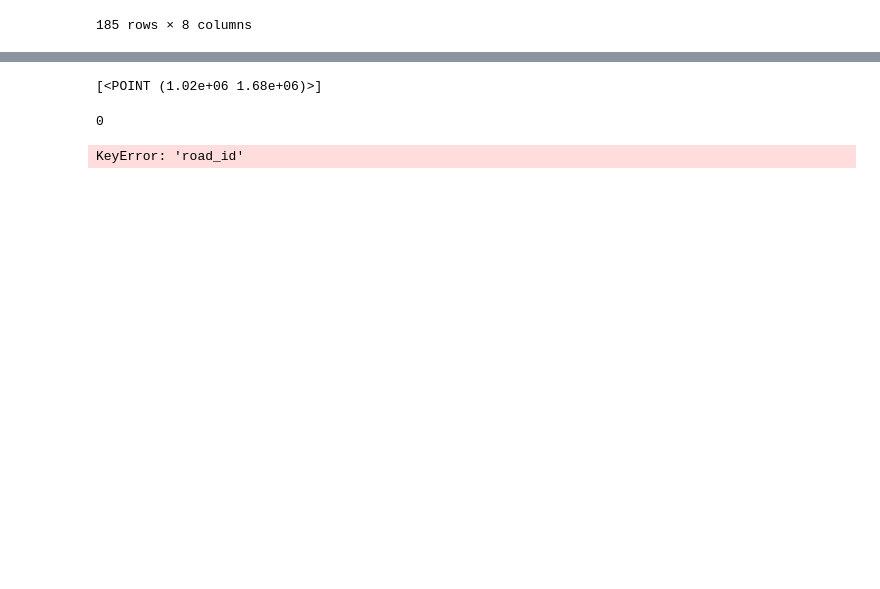
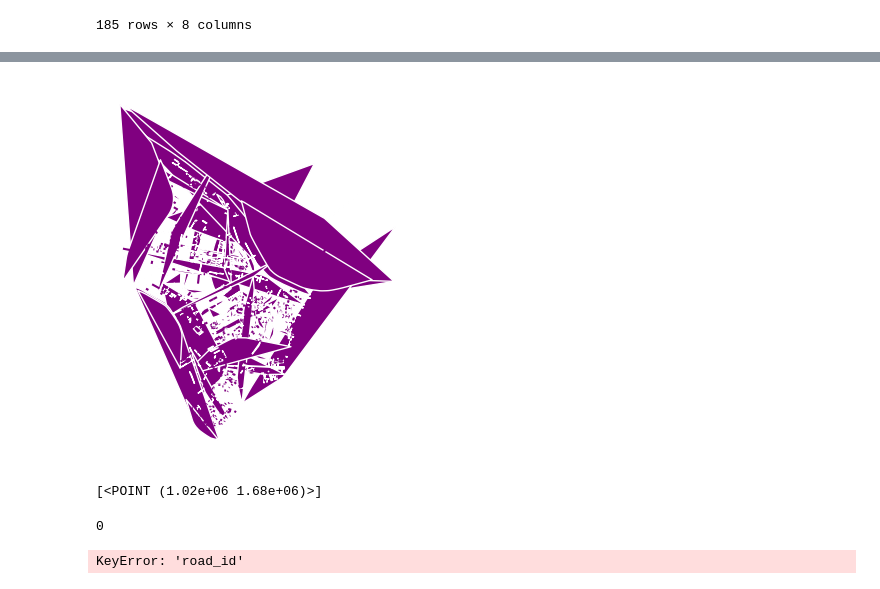
Before and after one commit to seongyeon1/Seoul_Festival, a Jupyter notebook: 밀집도.ipynb, the cells around one changed output, grey strips where cells are left out. Saved outputs shown, nothing was run; the diff lists cells and outputs as text; code cells hidden in the pictures; blank space fills up the shorter version.

```diff
--- a/밀집도.ipynb
+++ b/밀집도.ipynb
@@ -76,0 +151,3 @@ road_shape_data.plot()
+# %%
+yeoui = road_shape_data[road_shape_data['SIG_CD'].str.contains('11560', na=False)]
+yeoui
@@ -77,3 +168,11 @@ road_shape_data.plot()
+# %%
+import matplotlib.pyplot as plt
+
+ax = yeoui.convex_hull.plot(color = 'purple', edgecolor="w")
+ax.set_axis_off()
+plt.show()
+# %% [output]
+[figure, added]
 # %%
 # 3. 도로 라인을 10m 간격의 포인트로 변환합니다.
 from shapely.geometry import Point
```
Also changed, not shown: parts of 9 cells of this notebook, 1 other file.
